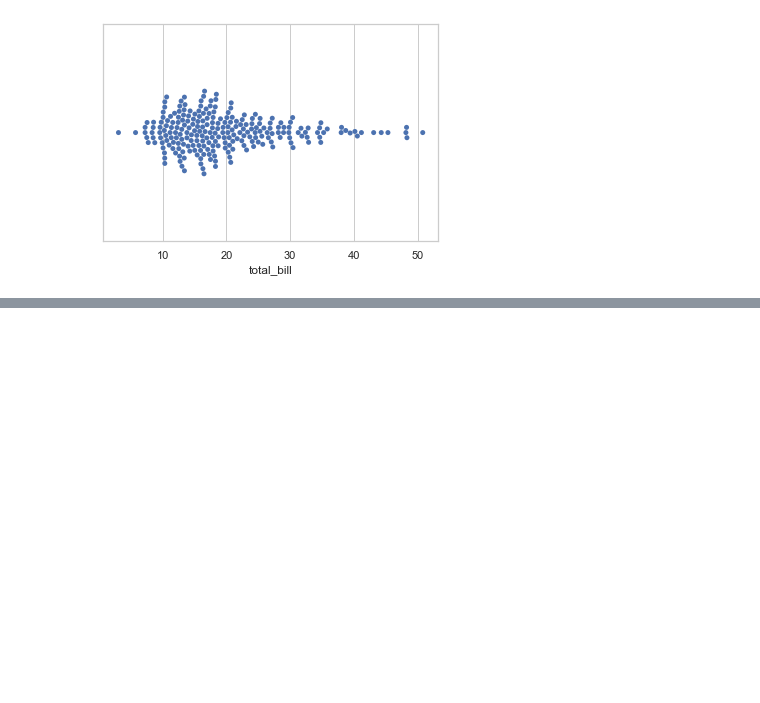
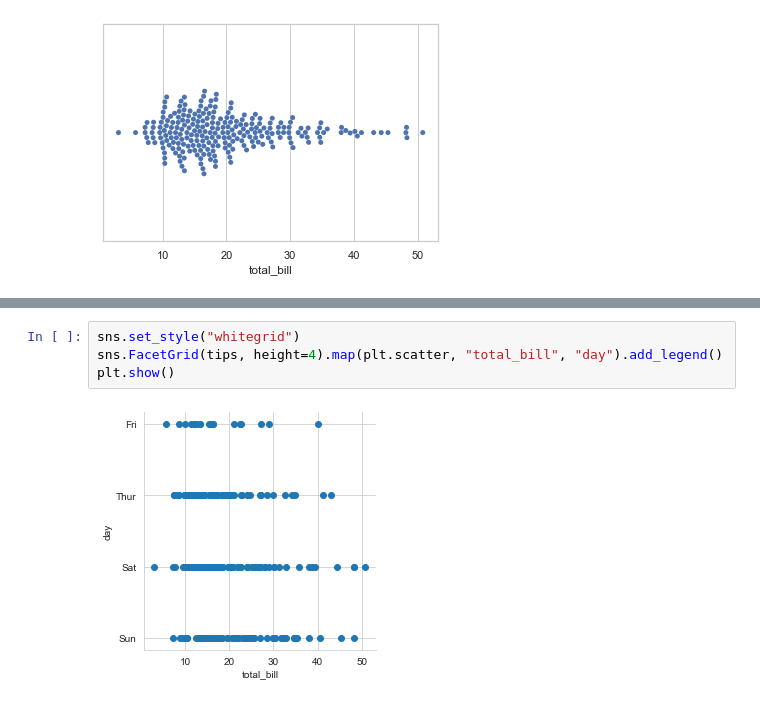
Before and after one commit to garycunningham89/fundamentalsdataanalysis, a Jupyter notebook: Fundamentals of Data Analysis.ipynb, the cells around one changed output, grey strips where cells are left out. Cells and saved outputs as stored; diff of their text form; blank space fills up the shorter version.

```diff
--- a/Fundamentals of Data Analysis.ipynb
+++ b/Fundamentals of Data Analysis.ipynb
@@ -163,0 +233,6 @@ sns.swarmplot(x="day", y="total_bill", data=tips)
+# %%
+sns.set_style("whitegrid")
+sns.FacetGrid(tips, height=4).map(plt.scatter, "total_bill", "day").add_legend()
+plt.show()
+# %% [output]
+[figure, added]
```
Also changed, not shown: parts of 11 cells of this notebook, 1 other file.
